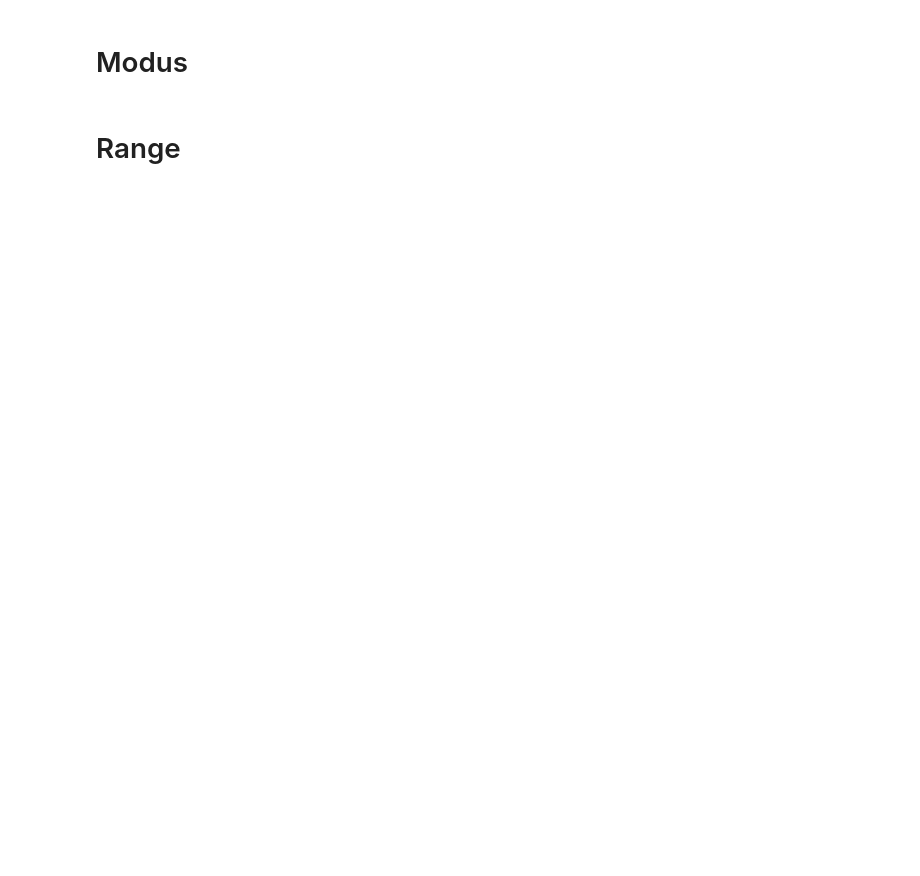
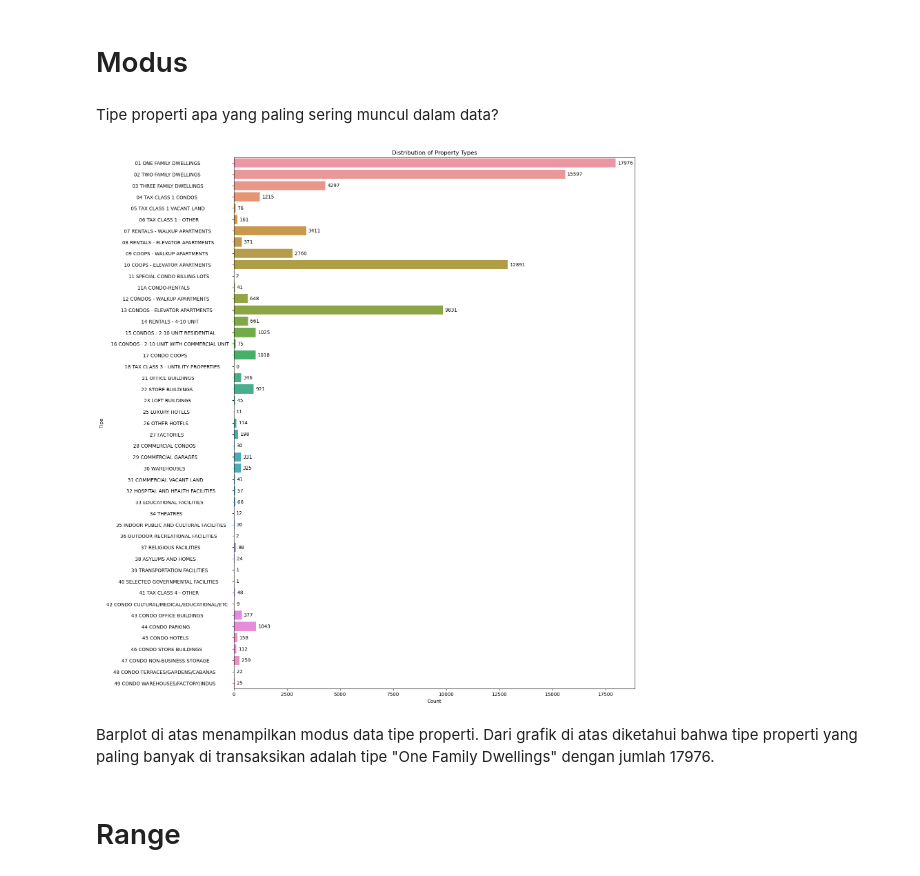
Before and after one commit to margo-waluyo/PYTN_Assgn_2_4_Setiawan-Margo-Waluyo, a Jupyter notebook: PYTN_ASSGN_2_4_Setiawan_Margo_Waluyo.ipynb, the cells around one changed output. Saved outputs shown, nothing was run; the diff lists cells and outputs as text; code cells hidden in the pictures; blank space fills up the shorter version.

```diff
--- a/PYTN_ASSGN_2_4_Setiawan_Margo_Waluyo.ipynb
+++ b/PYTN_ASSGN_2_4_Setiawan_Margo_Waluyo.ipynb
@@ -228,4 +334,24 @@ nyc
 # %% [markdown]
 # Modus
+# %% [markdown]
+Tipe properti apa yang paling sering muncul dalam data?
+# %%
+tipe = nyc['BUILDING CLASS CATEGORY'].value_counts().sort_index()
+
+
+plt.figure(figsize=(15, 20))
+sns.barplot(x=tipe.values, y=tipe.index, orient='h')
+plt.xlabel('Count')
+plt.ylabel('Tipe')
+plt.title('Distribution of Property Types')
+
+for i, v in enumerate(tipe.values):
+    plt.text(v + 100, i, str(v), va='center', ha='left')
+
+plt.show()
+# %% [output]
+[figure, added]
+# %% [markdown]
+Barplot di atas menampilkan modus data tipe properti. Dari grafik di atas diketahui bahwa tipe properti yang paling banyak di transaksikan adalah tipe "One Family Dwellings" dengan jumlah 17976.
 # %% [markdown]
 # Range
```
Also changed, not shown: parts of 34 cells of this notebook.
